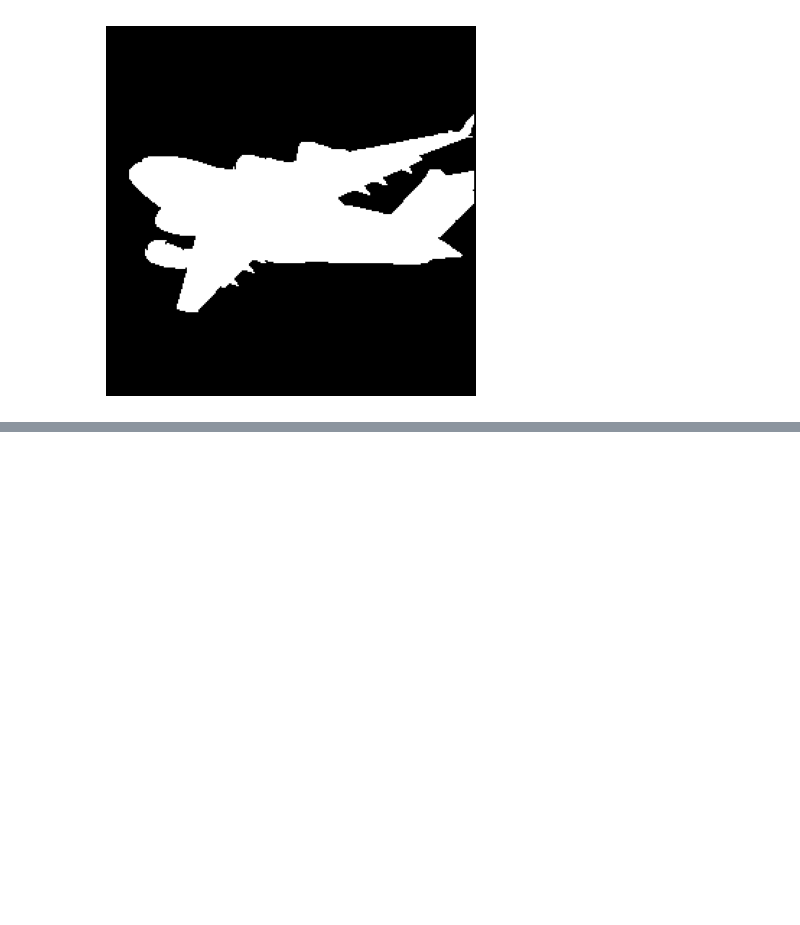
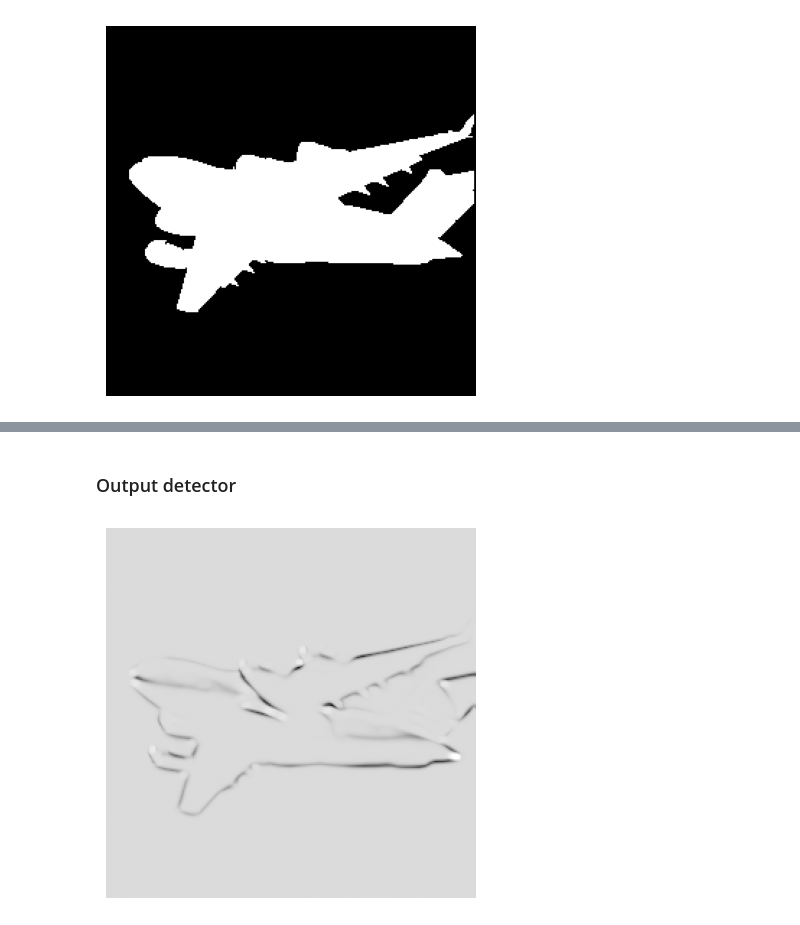
Before and after one commit to MaxAndreev27/machine-learning, a Jupyter notebook: 08_handling_images/handling_images.ipynb, the cells around one changed output, grey strips where cells are left out. Saved outputs shown, nothing was run; the diff lists cells and outputs as text; code cells hidden in the pictures; blank space fills up the shorter version.

```diff
--- a/08_handling_images/handling_images.ipynb
+++ b/08_handling_images/handling_images.ipynb
@@ -239,0 +285,8 @@ plt.show()
+# %% [markdown]
+### Output detector
+# %%
+plt.imshow(detector_responses, cmap="gray")
+plt.axis("off")
+plt.show()
+# %% [output]
+[figure, added]
```
Also changed, not shown: parts of 25 cells of this notebook, 2 other files.
